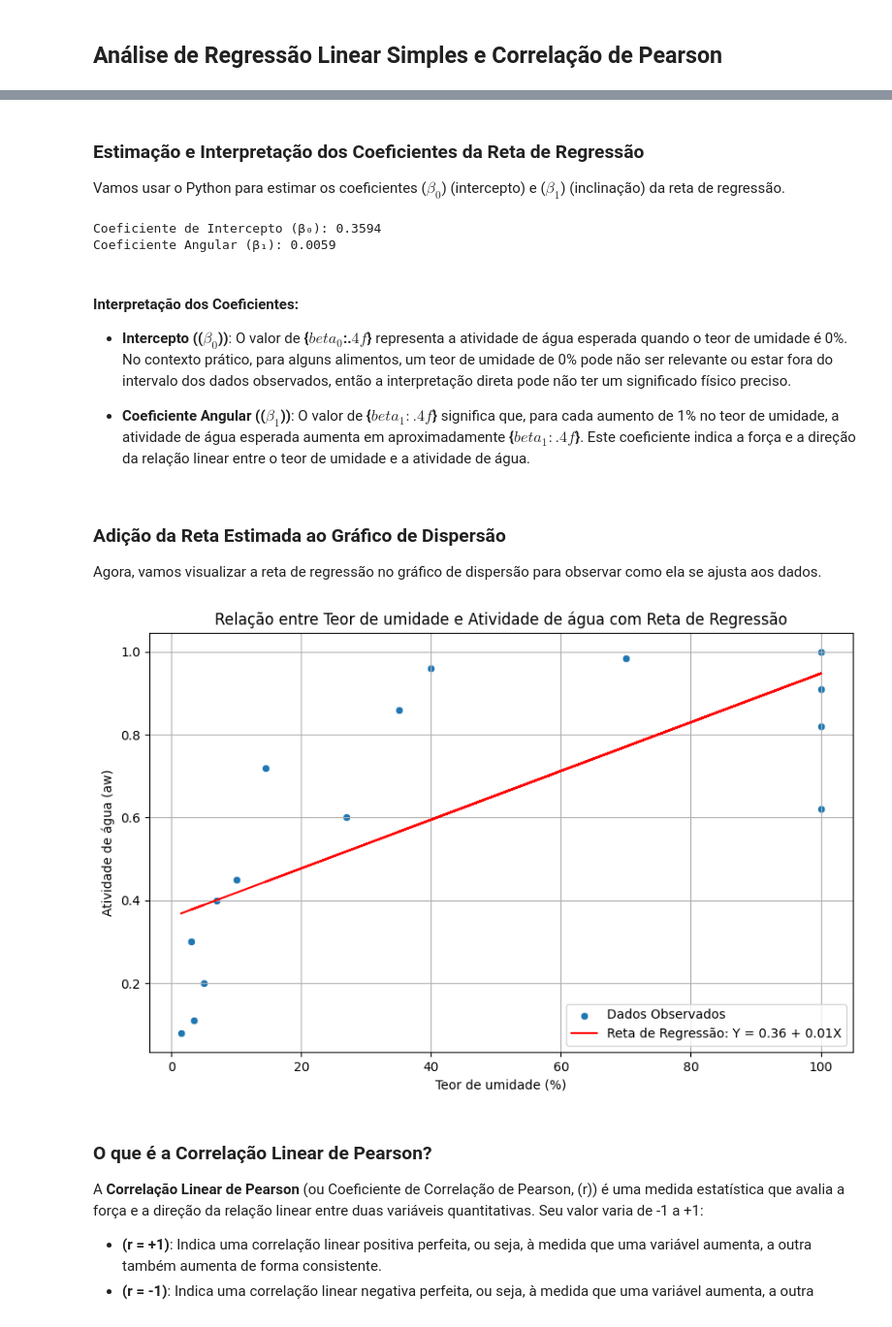
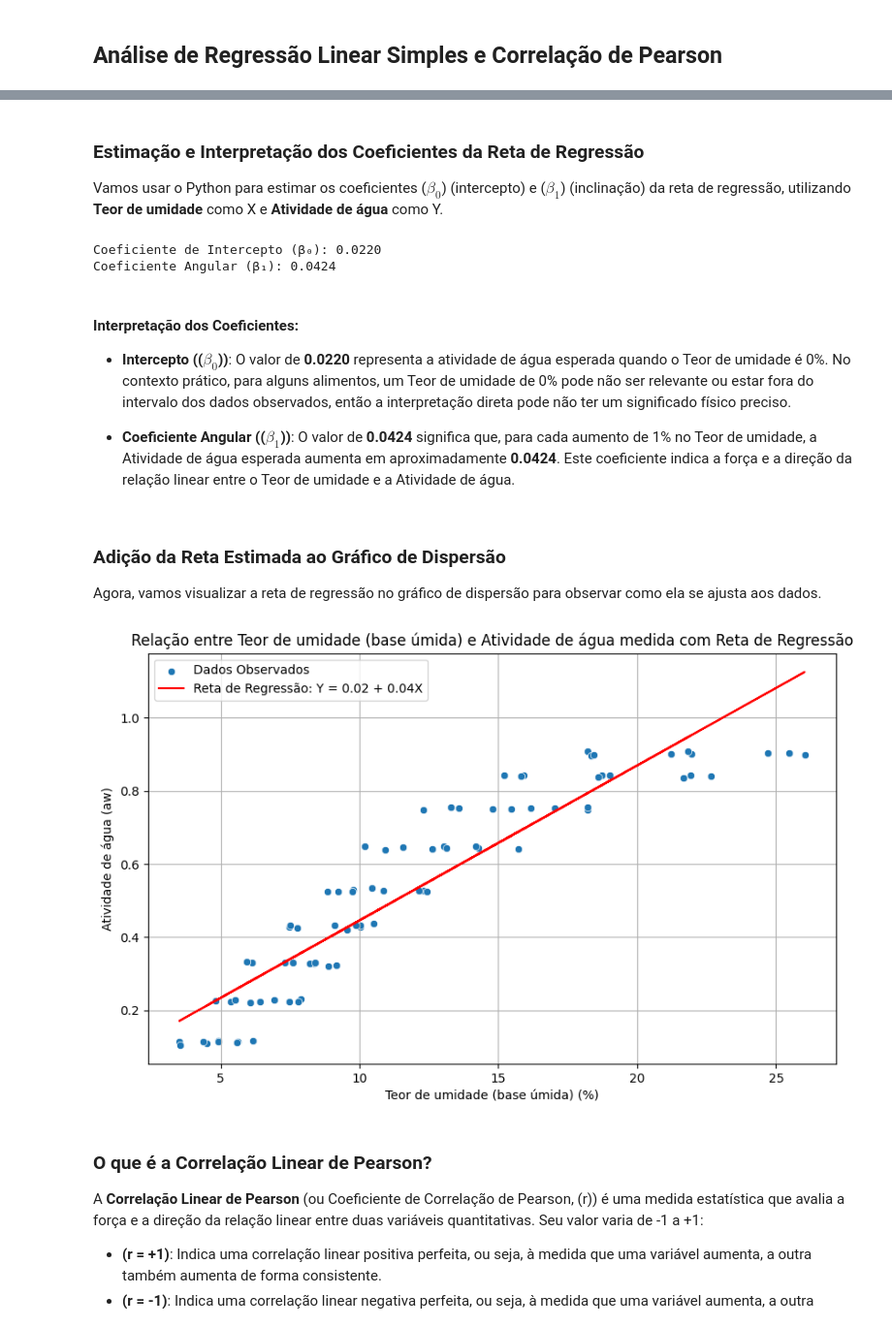
Before and after one commit to Gutavo2000/LCE0212---Estat-stica-Aplicada-s-Ci-ncias-dos-Alimentos, a Jupyter notebook: tarefa06.ipynb, the cells around one changed output, grey strips where cells are left out. Shown at 97% size. Cells and saved outputs as stored; diff of their text form; code cells hidden in the pictures.

```diff
--- a/tarefa06.ipynb
+++ b/tarefa06.ipynb
@@ -15,11 +15,13 @@ import numpy as np
 
 # Carregar o conjunto de dados
 try:
-    df = pd.read_excel('/content/tarefa06.xlsx')
+    df = pd.read_csv('/content/tarefa06.csv')
     print("Dados carregados com sucesso!")
     display(df.head())
+    print("\nInformações sobre as variáveis:")
+    df.info()
 except FileNotFoundError:
-    print("Erro: O arquivo 'tarefa06.xlsx' não foi encontrado. Por favor, verifique o caminho do arquivo.")
+    print("Erro: O arquivo 'tarefa06.csv' não foi encontrado. Por favor, verifique o caminho do arquivo.")
 except Exception as e:
     print(f"Ocorreu um erro ao carregar o arquivo: {e}")
 # %% [output]
@@ -76,11 +89,11 @@ Onde:
 # %% [markdown]
 ### Estimação e Interpretação dos Coeficientes da Reta de Regressão
 
-Vamos usar o Python para estimar os coeficientes \($\beta_0$\) (intercepto) e \($\beta_1$\) (inclinação) da reta de regressão.
+Vamos usar o Python para estimar os coeficientes \($\beta_0$\) (intercepto) e \($\beta_1$\) (inclinação) da reta de regressão, utilizando **Teor de umidade**  como X e **Atividade de água**  como Y.
 # %%
 # Definir as variáveis X e Y
-X = df[['Teor de umidade (%)']]
-Y = df['Atividade de água (aw)']
+X = df[['moisture_wet_basis_percent']]
+Y = df['aw_measured']
 
 # Criar e treinar o modelo de regressão linear
 model = LinearRegression()
@@ -93,14 +106,14 @@ beta_1 = model.coef_[0]
 print(f"Coeficiente de Intercepto (β₀): {beta_0:.4f}")
 print(f"Coeficiente Angular (β₁): {beta_1:.4f}")
 # %% [output]
-Coeficiente de Intercepto (β₀): 0.3594
-Coeficiente Angular (β₁): 0.0059
+Coeficiente de Intercepto (β₀): 0.0220
+Coeficiente Angular (β₁): 0.0424
 # %% [markdown]
 #### Interpretação dos Coeficientes:
 
-*   **Intercepto (\($\beta_0$\))**: O valor de **{$beta_0$:.$4f$}** representa a atividade de água esperada quando o teor de umidade é 0%. No contexto prático, para alguns alimentos, um teor de umidade de 0% pode não ser relevante ou estar fora do intervalo dos dados observados, então a interpretação direta pode não ter um significado físico preciso.
+*   **Intercepto (\($\beta_0$\))**: O valor de **0.0220** representa a atividade de água esperada quando o Teor de umidade é 0%. No contexto prático, para alguns alimentos, um Teor de umidade de 0% pode não ser relevante ou estar fora do intervalo dos dados observados, então a interpretação direta pode não ter um significado físico preciso.
 
-*   **Coeficiente Angular (\($\beta_1$\))**: O valor de **{$beta_1:.4f$}** significa que, para cada aumento de 1% no teor de umidade, a atividade de água esperada aumenta em aproximadamente **{$beta_1:.4f$}**. Este coeficiente indica a força e a direção da relação linear entre o teor de umidade e a atividade de água.
+*   **Coeficiente Angular (\($\beta_1$\))**: O valor de **0.0424** significa que, para cada aumento de 1% no Teor de umidade, a Atividade de água esperada aumenta em aproximadamente **0.0424**. Este coeficiente indica a força e a direção da relação linear entre o Teor de umidade e a Atividade de água.
 # %% [markdown]
 ### Adição da Reta Estimada ao Gráfico de Dispersão
 
@@ -108,19 +121,19 @@ Agora, vamos visualizar a reta de regressão no gráfico de dispersão para obse
 # %%
 # Prever os valores Y usando o modelo treinado
 Y_pred = model.predict(X)
 
 # Construir o gráfico de dispersão com a reta de regressão
 plt.figure(figsize=(10, 6))
-sns.scatterplot(x='Teor de umidade (%)', y='Atividade de água (aw)', data=df, label='Dados Observados')
+sns.scatterplot(x='moisture_wet_basis_percent', y='aw_measured', data=df, label='Dados Observados')
 plt.plot(X, Y_pred, color='red', label=f'Reta de Regressão: Y = {beta_0:.2f} + {beta_1:.2f}X')
-plt.title('Relação entre Teor de umidade e Atividade de água com Reta de Regressão')
-plt.xlabel('Teor de umidade (%)')
+plt.title('Relação entre Teor de umidade (base úmida) e Atividade de água medida com Reta de Regressão')
+plt.xlabel('Teor de umidade (base úmida) (%)')
 plt.ylabel('Atividade de água (aw)')
 plt.grid(True)
 plt.legend()
 plt.show()
 # %% [output]
-[figure, old version]
+[figure, new version]
 # %% [markdown]
 ### O que é a Correlação Linear de Pearson?
 
```
Also changed, not shown: parts of 12 cells of this notebook.
